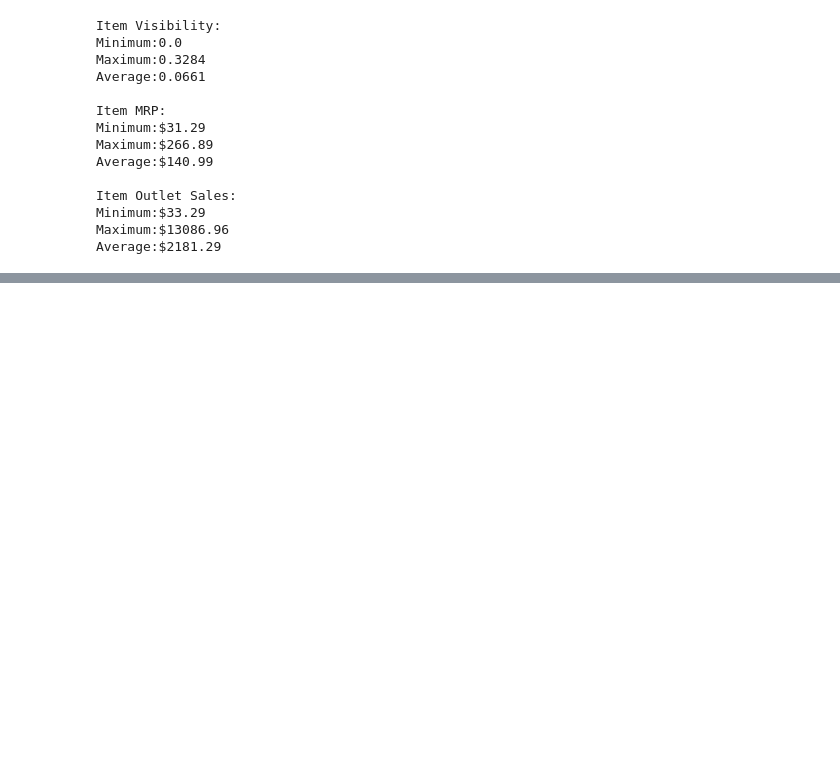
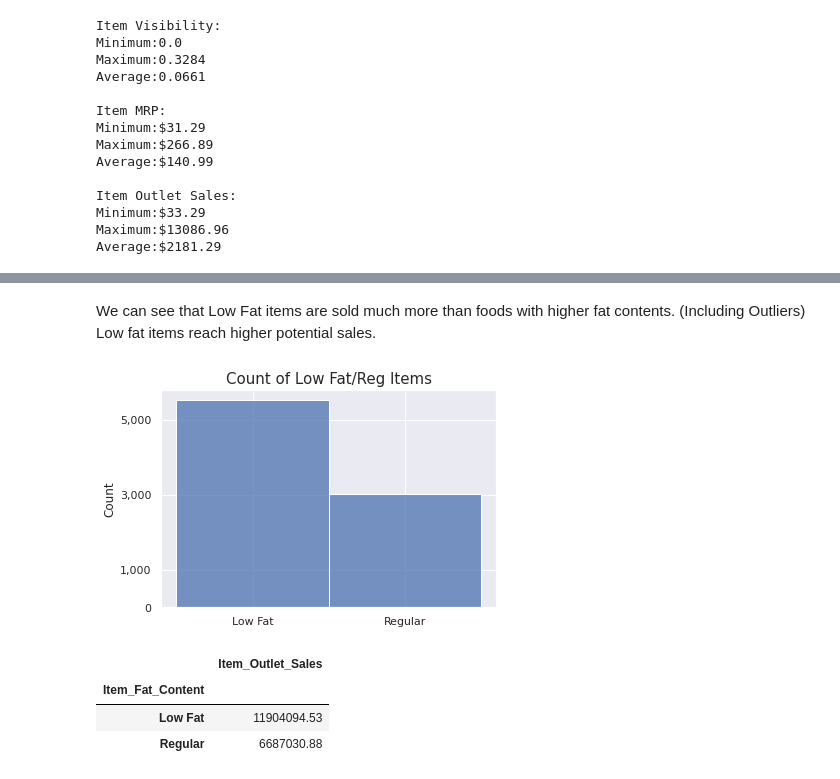
Before and after one commit to SantosAbimaelRomero/Sales-Preditions, a Jupyter notebook: Sales_Predictions_Project.ipynb, the cells around one changed output, grey strips where cells are left out. Drawn from its saved outputs; the diff is of its cells as text; code cells hidden in the pictures; blank space fills up the shorter version.

```diff
--- a/Sales_Predictions_Project.ipynb
+++ b/Sales_Predictions_Project.ipynb
@@ -329,0 +378,17 @@ Average:$2181.29
+# %% [markdown]
+We can see that Low Fat items are sold much more than foods with higher fat contents.
+(Including Outliers) Low fat items reach higher potential sales.
+# %%
+sns.histplot(data=sales_csv, x='Item_Fat_Content')
+ticks = []
+plt.title('Count of Low Fat/Reg Items', fontsize=15)
+plt.xlabel('')
+plt.yticks(ticks=[0, 1000, 3000, 5000], labels=['0', '1,000', '3,000', '5,000'])
+plt.show()
+sales_csv.groupby('Item_Fat_Content')[['Item_Outlet_Sales']].sum().round(2)
+# %% [output]
+[figure, added]
+|  | Item_Outlet_Sales |
+| Item_Fat_Content |  |
+| Low Fat | 11904094.53 |
+| Regular | 6687030.88 |
```
Also changed, not shown: parts of 9 cells of this notebook.
